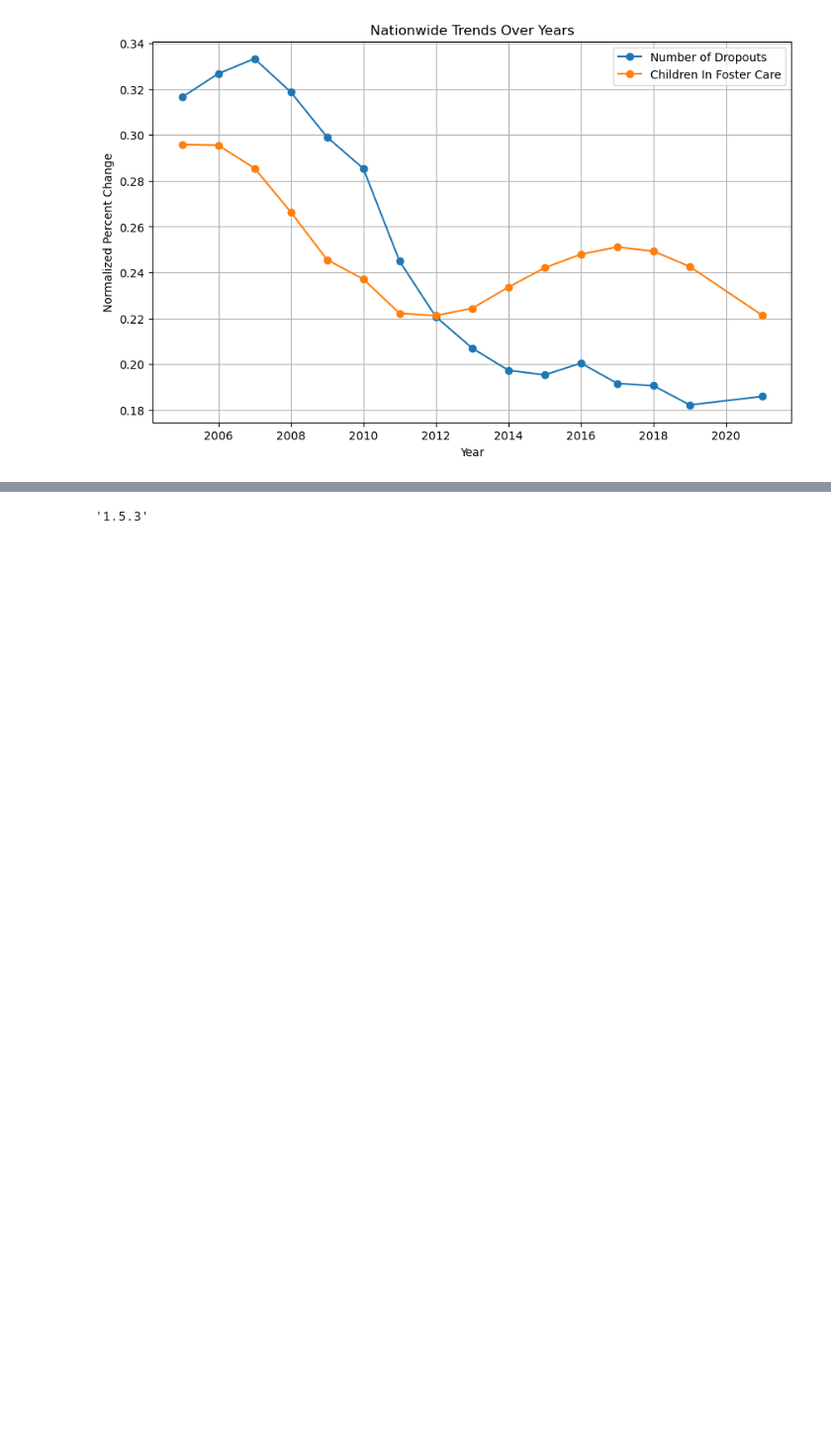
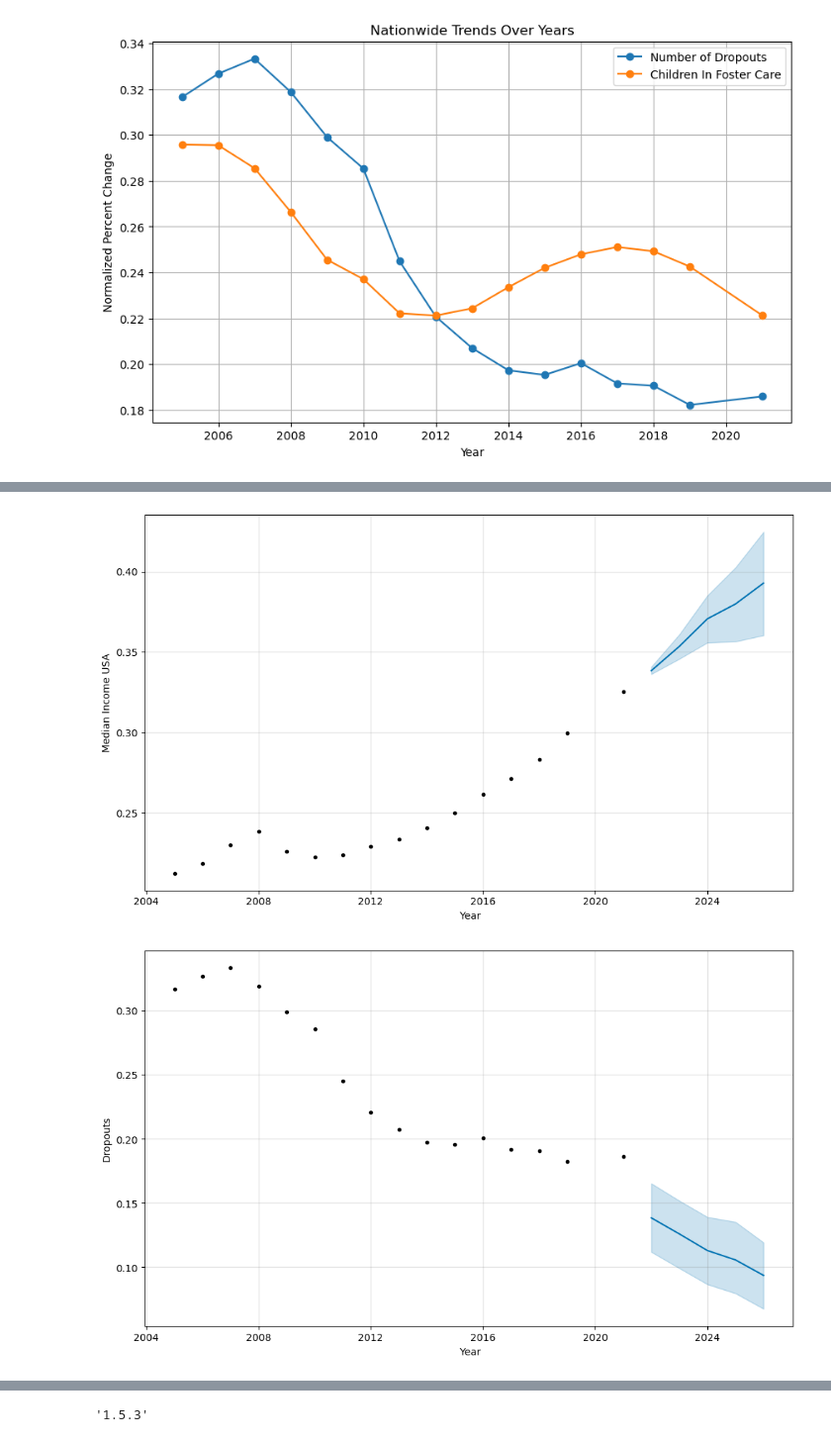
Before and after one commit to lordegraves/exploring_data_in_foster_care, a Jupyter notebook: DR_data_exploration.ipynb, the cells around one changed output, grey strips where cells are left out. Shown at 99% size. Drawn from its saved outputs; the diff is of its cells as text; code cells hidden in the pictures; blank space fills up the shorter version.

Commit message:
created combined prophet model plot

```diff
--- a/DR_data_exploration.ipynb
+++ b/DR_data_exploration.ipynb
@@ -802,3 +784,31 @@ plt.savefig('dropouts_vs_in_foster.png')
 plt.show()
 # %% [output]
 [figure]
+# %%
+#create Prophet models for normalized data
+model_normal_income = Prophet()
+model_normal_dropouts = Prophet()
+model_normal_in_foster = Prophet()
+# %%
+#prepare data for prophet
+
+#reset index
+scaled_avg_prophet_df = scaled_avg_df.reset_index()
+
+#make dataframes
+income_normal_prophet = scaled_avg_prophet_df[['Year', 'Median Household Income']]
+dropouts_normal_prophet = scaled_avg_prophet_df[['Year', 'Number of Dropouts']]
+in_foster_normal_prophet = scaled_avg_prophet_df[['Year', 'Children In Foster Care']]
+
+#rename columns
+income_normal_prophet.columns = ['ds', 'y']
+dropouts_normal_prophet.columns = ['ds', 'y']
+in_foster_normal_prophet.columns = ['ds', 'y']
+# %%
+#fit normalized models
+try:
+    model_normal_income.fit(income_normal_prophet)
+    model_normal_dropouts.fit(dropouts_normal_prophet)
+    model_normal_in_foster.fit(in_foster_normal_prophet)
+except:
+    print("Models have already been fit")
@@ -804,0 +822,13 @@ plt.show()
+# %%
+#predict
+forecast_normal_income = model_normal_income.predict(future_dates)
+forecast_normal_dropouts = model_normal_dropouts.predict(future_dates)
+forecast_normal_in_foster = model_normal_in_foster.predict(future_dates)
+# %%
+#plot
+income_predictions_plot = model_normal_income.plot(forecast_normal_income, xlabel =' Year', ylabel = 'Median Income USA')
+dropouts_predictions_plot = model_normal_dropouts.plot(forecast_normal_dropouts, xlabel =' Year', ylabel = 'Dropouts')
+in_foster_predicitions_plot = model_normal_in_foster.plot(forecast_normal_in_foster, xlabel = 'Year', ylabel = 'Children In Fostercare')
+# %% [output]
+[figure, added]
+[figure, added]
```
Also changed, not shown: parts of 6 cells of this notebook, 1 other file.
